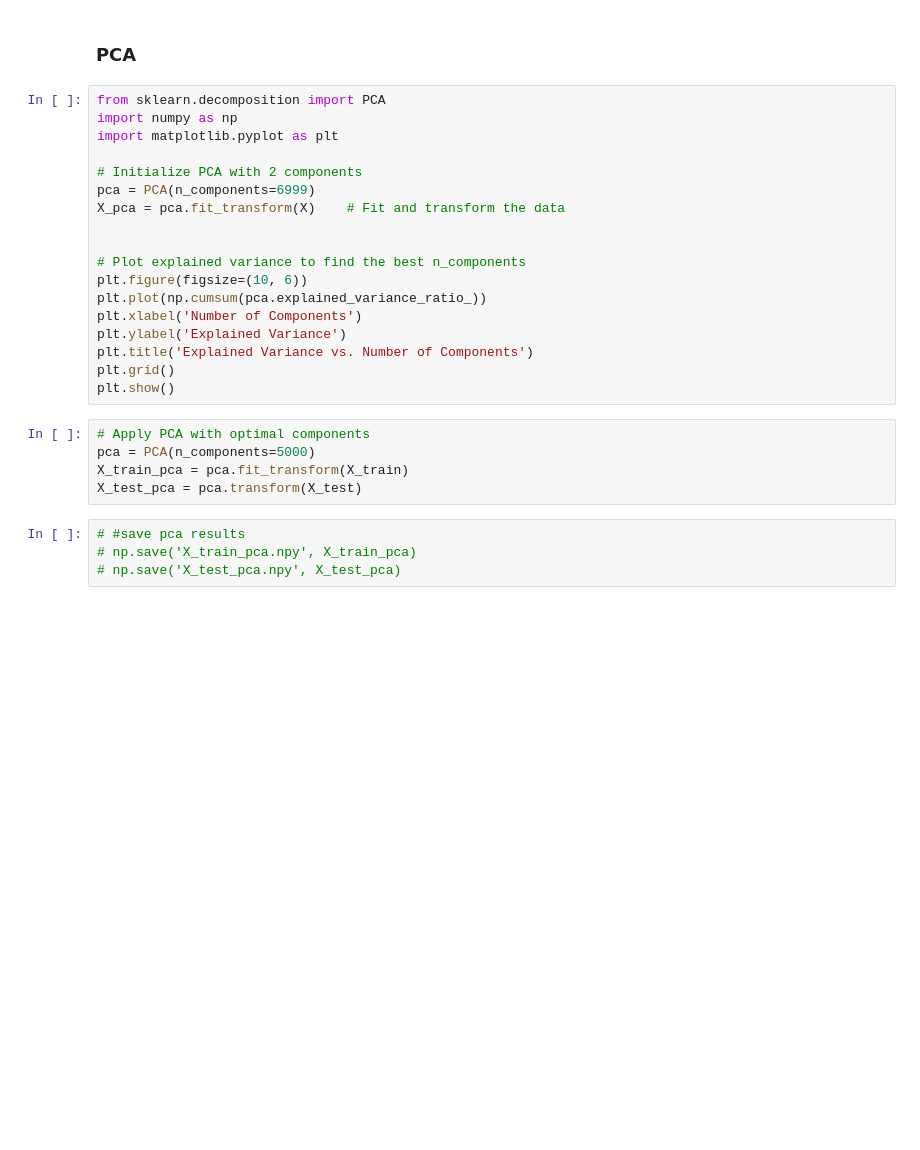
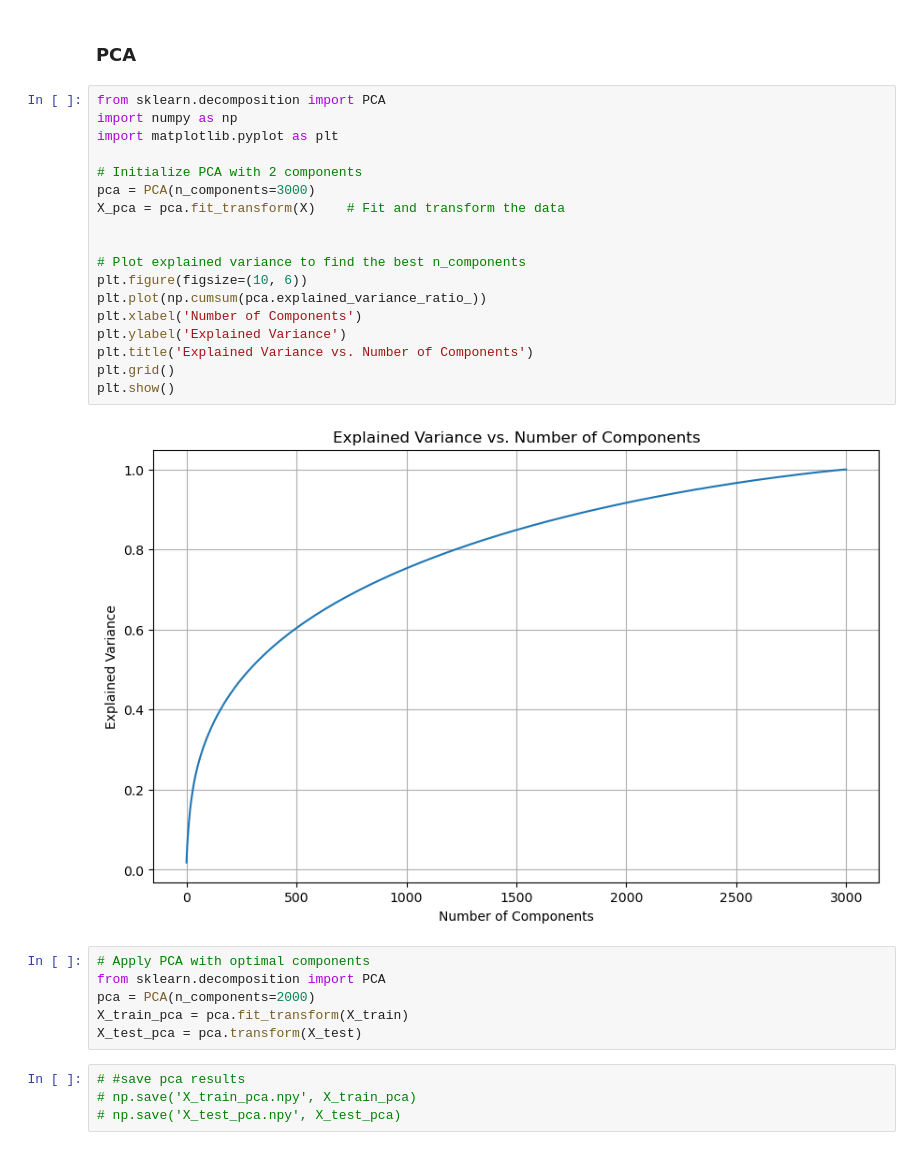
Before and after one commit to UChicago-ML-DL/30100-final, a Jupyter notebook: logistic.ipynb, the cells around one changed output. Drawn from its saved outputs; the diff is of its cells as text; blank space fills up the shorter version.

```diff
--- a/logistic.ipynb
+++ b/logistic.ipynb
@@ -318,24 +318,27 @@ weighted avg       0.73      0.69      0.68      6996
 # %%
 from sklearn.decomposition import PCA
 import numpy as np
 import matplotlib.pyplot as plt
 
 # Initialize PCA with 2 components
-pca = PCA(n_components=6999)
+pca = PCA(n_components=3000)
 X_pca = pca.fit_transform(X)    # Fit and transform the data
 
 
 # Plot explained variance to find the best n_components
 plt.figure(figsize=(10, 6))
 plt.plot(np.cumsum(pca.explained_variance_ratio_))
 plt.xlabel('Number of Components')
 plt.ylabel('Explained Variance')
 plt.title('Explained Variance vs. Number of Components')
 plt.grid()
 plt.show()
+# %% [output]
+[figure, added]
 # %%
 # Apply PCA with optimal components
-pca = PCA(n_components=5000)
+from sklearn.decomposition import PCA
+pca = PCA(n_components=2000)
 X_train_pca = pca.fit_transform(X_train)
 X_test_pca = pca.transform(X_test)
 # %%
```
Also changed, not shown: parts of 14 cells of this notebook.
